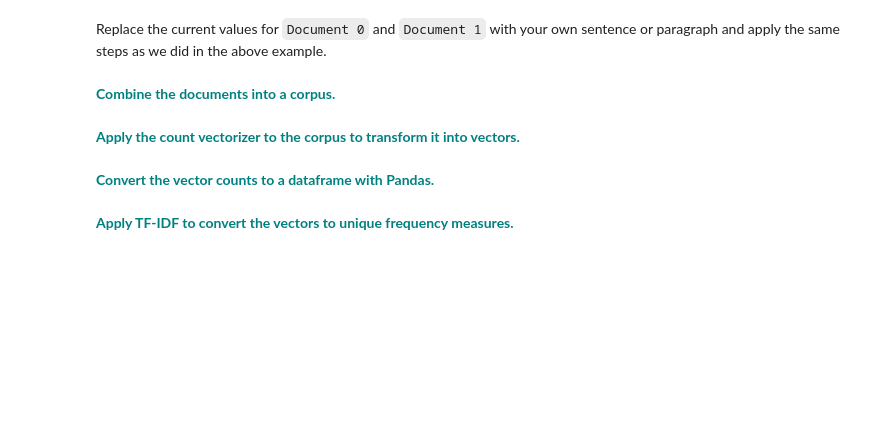
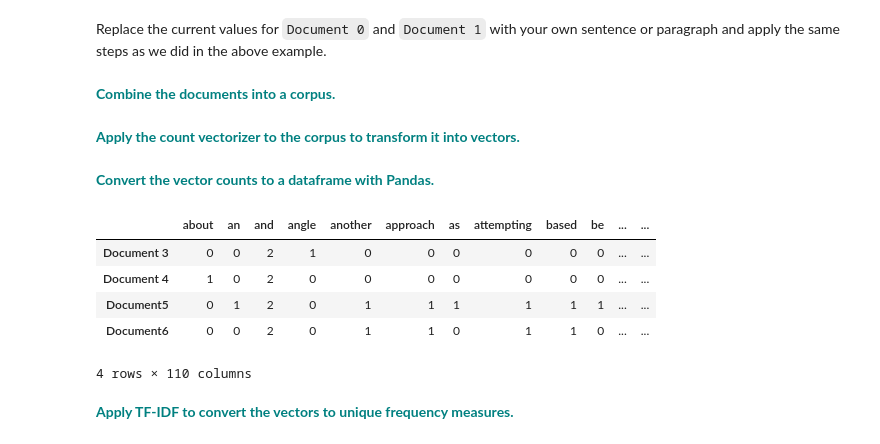
Before and after one commit to BinhKieu82/Springboard_NormProj, a Jupyter notebook: 15.5CosineSimilarityCaseStudy/Cosine_Similarity_Case_Study.ipynb, the cells around one changed output. Drawn from its saved outputs; the diff is of its cells as text; code cells hidden in the pictures; blank space fills up the shorter version.

```diff
--- a/15.5CosineSimilarityCaseStudy/Cosine_Similarity_Case_Study.ipynb
+++ b/15.5CosineSimilarityCaseStudy/Cosine_Similarity_Case_Study.ipynb
@@ -102,9 +123,28 @@ cosine_similarity(trsfm[0:1], trsfm)
 Replace the current values for `Document 0` and `Document 1` with your own sentence or paragraph and apply the same steps as we did in the above example.
 # %% [markdown]
  **<font color='teal'> Combine the documents into a corpus.</font>**
+# %%
+count_vect1 = CountVectorizer()
+Document3 = "This MachineLearningPlus resource gives a mathematical grounding to cosine similarity, a means of matching data. Cosine similarity measures the cosine of the angle between two vectors projected in a multi-dimensional space, and one of its many benefits is that it makes it easier to visualize and understand high-dimensional data"
+Document4 = "Practice what you've learned about cosine similarity by completing this exercise. While working through this exercise, you'll get to see how cosine similarity is calculated with a numeric dataset and explore the utility of cosine similarity for record matching and NLP projects"
+Document5 = 'There is another way to deal with clustering problems: a model-based approach, which consists in using certain models for clusters and attempting to optimize the fit between the data and the model. In practice, each cluster can be mathematically represented by a parametric distribution, like a Gaussian (continuous) or a Poisson (discrete). The entire data set is therefore modelled by a mixture of these distributions. An individual distribution used to model a specific cluster is often referred to as a component distribution.'
+Document6 = 'There is another way to deal with clustering problems: a model-based approach, which consists in using certain models for clusters and attempting to optimize the fit between the data and the model.'
+
+corpus1 = [Document3,Document4,Document5,Document6]
 # %% [markdown]
  **<font color='teal'> Apply the count vectorizer to the corpus to transform it into vectors.</font>**
+# %%
+X_train_counts1 = count_vect1.fit_transform(corpus1)
 # %% [markdown]
  **<font color='teal'> Convert the vector counts to a dataframe with Pandas.</font>**
+# %%
+pd.DataFrame(X_train_counts1.toarray(),columns=count_vect1.get_feature_names(),index=['Document 3','Document 4','Document5','Document6'])
+# %% [output]
+|  | about | an | and | angle | another | approach | as | attempting | based | be | ... | ... |
+| Document 3 | 0 | 0 | 2 | 1 | 0 | 0 | 0 | 0 | 0 | 0 | ... | ... |
+| Document 4 | 1 | 0 | 2 | 0 | 0 | 0 | 0 | 0 | 0 | 0 | ... | ... |
+| Document5 | 0 | 1 | 2 | 0 | 1 | 1 | 1 | 1 | 1 | 1 | ... | ... |
+| Document6 | 0 | 0 | 2 | 0 | 1 | 1 | 0 | 1 | 1 | 0 | ... | ... |
+4 rows × 110 columns
 # %% [markdown]
  **<font color='teal'> Apply TF-IDF to convert the vectors to unique frequency measures.</font>**
```
Also changed, not shown: parts of 11 cells of this notebook.
